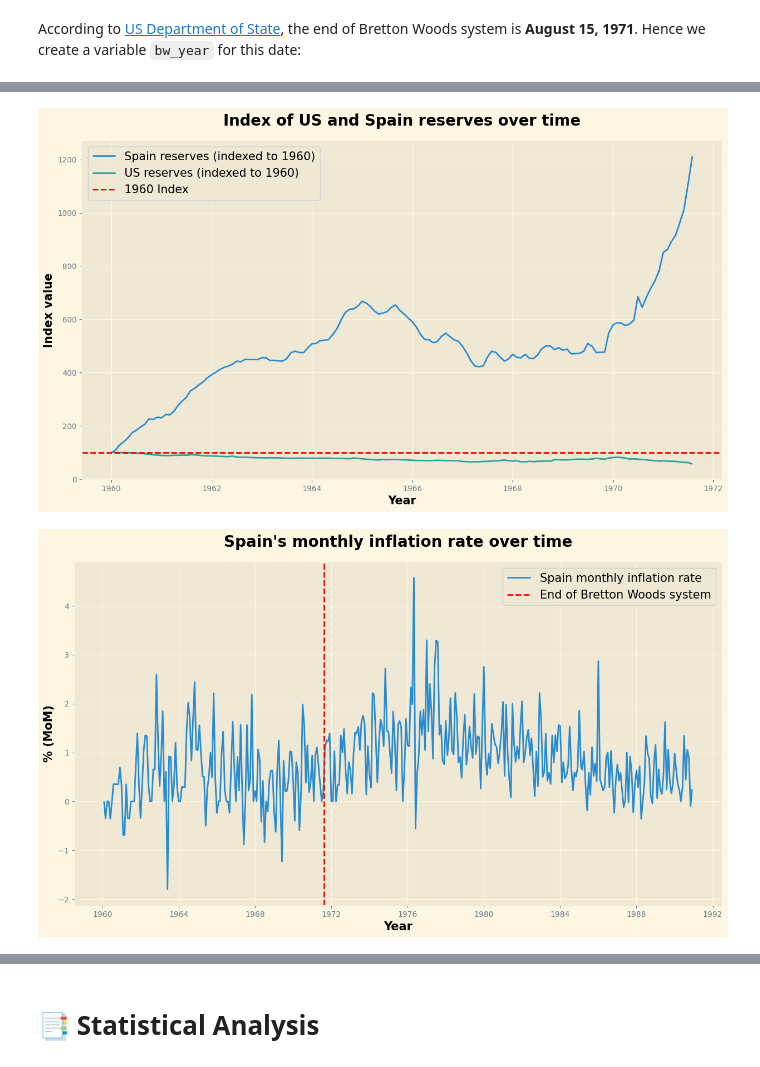
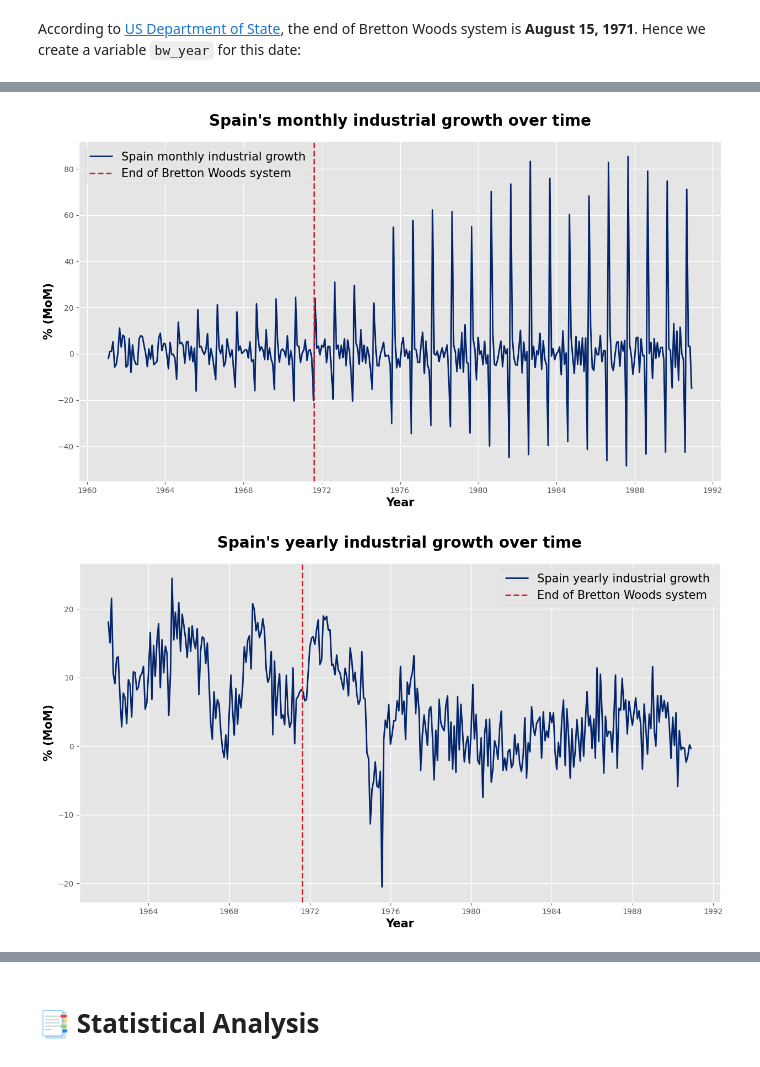
Before and after one commit to ruikai30/ec1b1_group_10, a Jupyter notebook: notebook.ipynb, the cells around one changed output, grey strips where cells are left out. Drawn from its saved outputs; the diff is of its cells as text; code cells hidden in the pictures.

```diff
--- a/notebook.ipynb
+++ b/notebook.ipynb
@@ -478,10 +541,10 @@ plt.style.use('Solarize_Light2')
 # %%
 plt.figure(figsize = (15, 8))
-plt.plot(df['date'], df['spain_real_exchange_rate_growth'], label='Spain nominal exchange rate growth')
+plt.plot(df['date'], df['spain_real_exchange_rate'], label='Spain real exchange rate against USD', color='#03256C')
 plt.xlabel('Year', fontsize=15, weight='bold', color='black')
-plt.ylabel('% (MoM)', fontsize=15, weight='bold', color='black')
-plt.axvline(x=bw_year, color='red', linestyle='--', label='End of Bretton Woods system')
-plt.title("Monthly growth of Spain's real exchange rate against USD", fontsize=20, weight='bold', pad=20)
+plt.ylabel('Exchange rate (/USD)', fontsize=15, weight='bold', color='black')
+plt.axvline(x=bw_year, color='#CD202C', linestyle='--', label='End of Bretton Woods system')
+plt.title("Spain's real exchange rate against USD over time", fontsize=20, weight='bold', pad=20)
 plt.legend(fontsize=15)
-plt.style.use('Solarize_Light2')
+plt.style.use('ggplot')
 # %% [output]
@@ -489,10 +568,10 @@ plt.style.use('Solarize_Light2')
 # %%
 plt.figure(figsize = (15, 8))
-plt.plot(df['date'], df['spain_real_exchange_rate'], label='Spain real exchange rate against USD')
+plt.plot(df['date'], df['spain_inflation_rate'], label='Spain monthly inflation rate', color='#03256C')
 plt.xlabel('Year', fontsize=15, weight='bold', color='black')
-plt.ylabel('Exchange rate (/USD)', fontsize=15, weight='bold', color='black')
-plt.axvline(x=bw_year, color='red', linestyle='--', label='End of Bretton Woods system')
-plt.title("Spain's real exchange rate against USD over time", fontsize=20, weight='bold', pad=20)
+plt.ylabel('% (MoM)', fontsize=15, weight='bold', color='black')
+plt.axvline(x=bw_year, color='#CD202C', linestyle='--', label='End of Bretton Woods system')
+plt.title("Spain's monthly inflation rate over time", fontsize=20, weight='bold', pad=20)
 plt.legend(fontsize=15)
-plt.style.use('Solarize_Light2')
+plt.style.use('ggplot')
 # %% [output]
@@ -500,27 +579,22 @@ plt.style.use('Solarize_Light2')
 # %%
 plt.figure(figsize = (15, 8))
-plt.plot(df[df['date'] <= bw_year]['date'],
-         df[df['date'] <= bw_year]['spain_reserves_index_1960'],
-         label='Spain reserves (indexed to 1960)')
-plt.plot(df[df['date'] <= bw_year]['date'],
-         df[df['date'] <= bw_year]['us_reserves_index_1960'],
-         label='US reserves (indexed to 1960)')
+plt.plot(df['date'], df['spain_industrial_growth'], label='Spain monthly industrial growth', color='#03256C')
 plt.xlabel('Year', fontsize=15, weight='bold', color='black')
-plt.ylabel('Index value', fontsize=15, weight='bold', color='black')
-plt.axhline(y=100, color='red', linestyle='--', label='1960 Index')
-plt.title("Index of US and Spain reserves over time", fontsize=20, weight='bold', pad=20)
+plt.ylabel('% (MoM)', fontsize=15, weight='bold', color='black')
+plt.axvline(x=bw_year, color='#CD202C', linestyle='--', label='End of Bretton Woods system')
+plt.title("Spain's monthly industrial growth over time", fontsize=20, weight='bold', pad=20)
 plt.legend(fontsize=15)
-plt.style.use('Solarize_Light2')
+plt.style.use('ggplot')
 # %% [output]
-[figure, old version]
+[figure, new version]
 # %%
 plt.figure(figsize = (15, 8))
-plt.plot(df['date'], df['spain_inflation_rate'], label='Spain monthly inflation rate')
+plt.plot(df['date'], df['spain_industrial_yearly_growth'], label='Spain yearly industrial growth', color='#03256C')
 plt.xlabel('Year', fontsize=15, weight='bold', color='black')
 plt.ylabel('% (MoM)', fontsize=15, weight='bold', color='black')
-plt.axvline(x=bw_year, color='red', linestyle='--', label='End of Bretton Woods system')
-plt.title("Spain's monthly inflation rate over time", fontsize=20, weight='bold', pad=20)
+plt.axvline(x=bw_year, color='#CD202C', linestyle='--', label='End of Bretton Woods system')
+plt.title("Spain's yearly industrial growth over time", fontsize=20, weight='bold', pad=20)
 plt.legend(fontsize=15)
-plt.style.use('Solarize_Light2')
+plt.style.use('ggplot')
 # %% [output]
-[figure, old version]
+[figure, new version]
```
Also changed, not shown: parts of 20 cells of this notebook, 3 other files.
